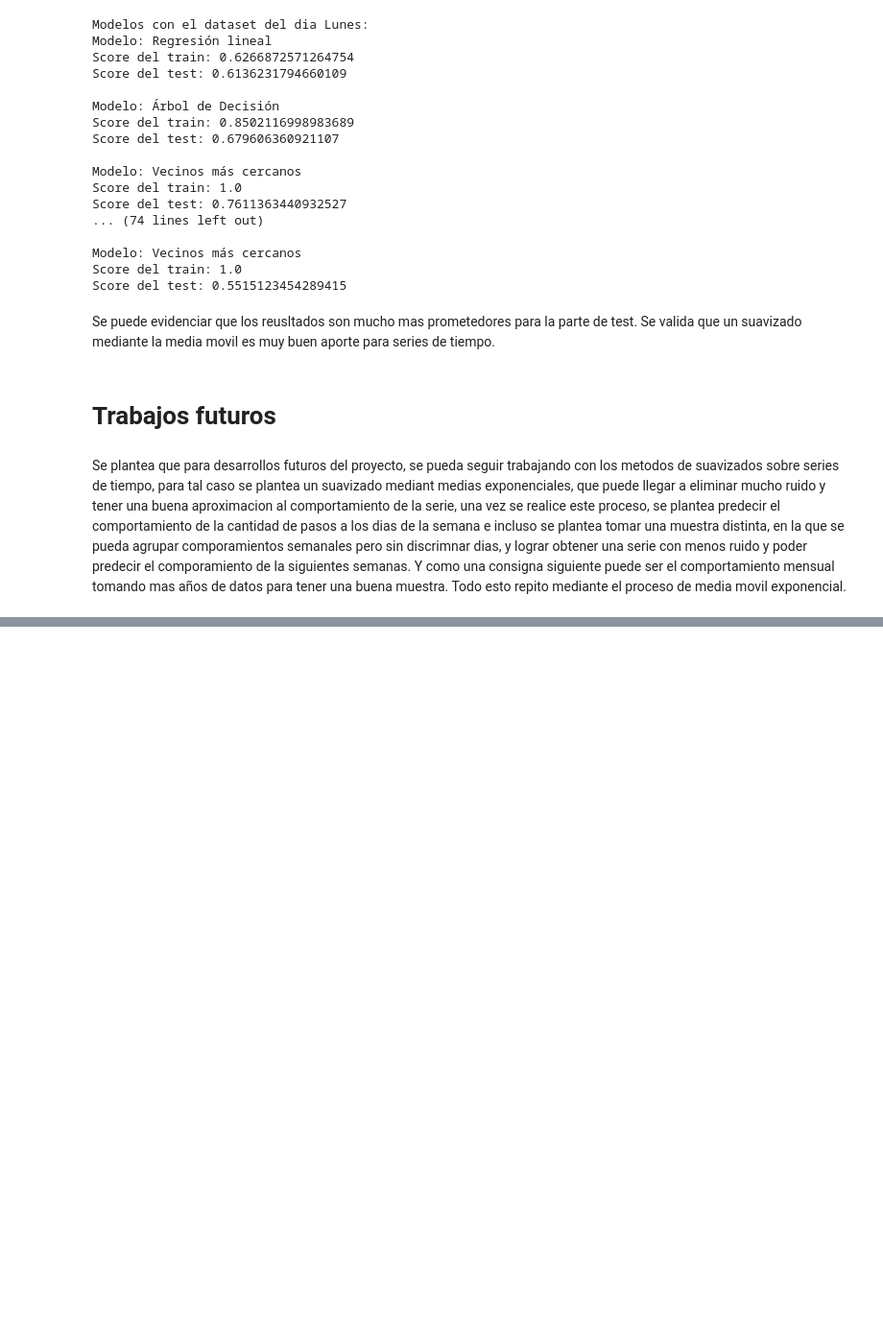
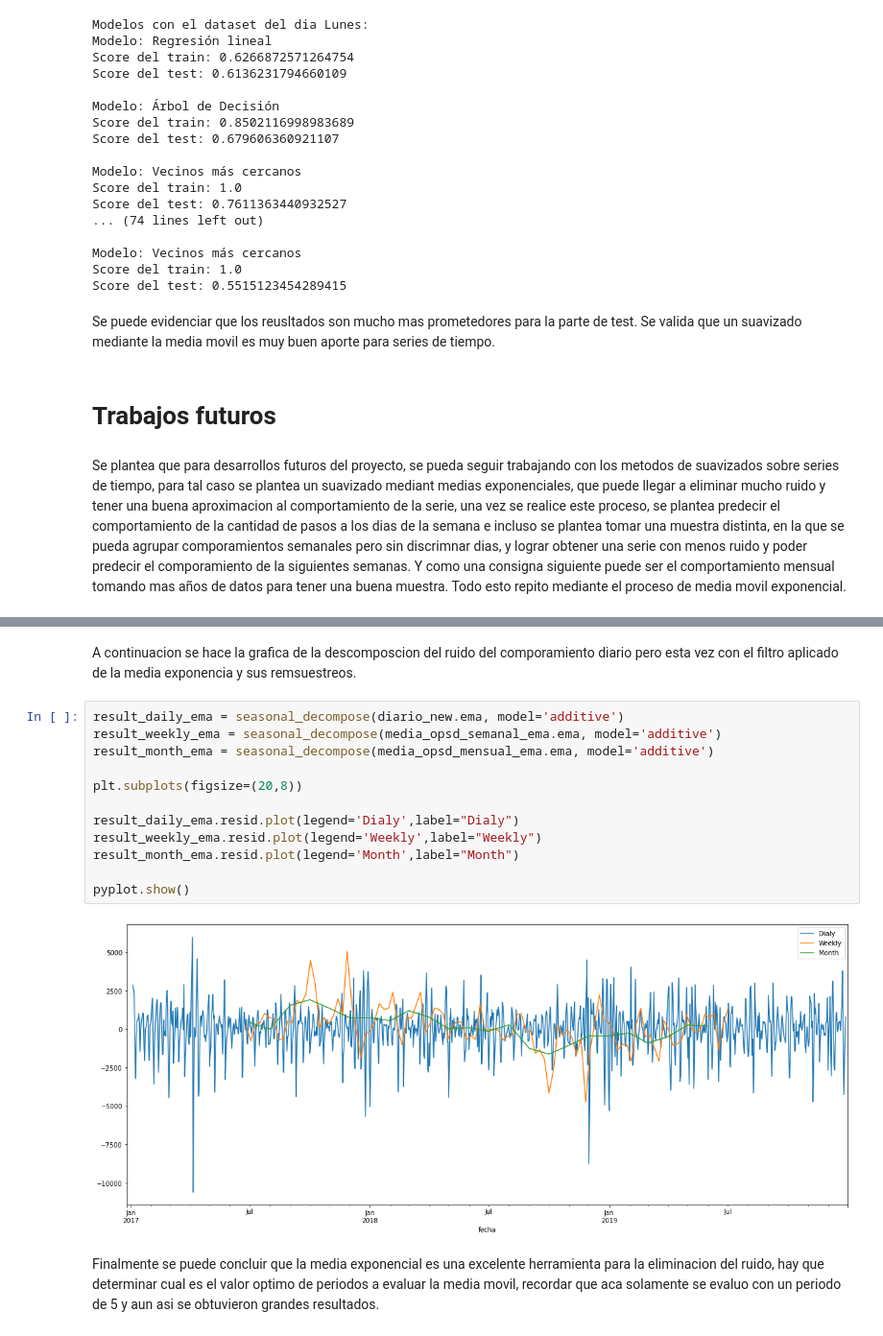
Before and after one commit to mianguevara/Acamica, a Jupyter notebook: DS_Proyecto_03_ST.ipynb, the cells around one changed output, grey strips where cells are left out. Shown at 96% size. Saved outputs shown, nothing was run; the diff lists cells and outputs as text; blank space fills up the shorter version.

```diff
--- a/DS_Proyecto_03_ST.ipynb
+++ b/DS_Proyecto_03_ST.ipynb
@@ -832,0 +976,18 @@ Todo esto repito mediante el proceso de media movil exponencial.
+# %% [markdown]
+A continuacion se hace la grafica de la descomposcion del ruido del comporamiento diario pero esta vez con el filtro aplicado de la media exponencia y sus remsuestreos.
+# %%
+result_daily_ema = seasonal_decompose(diario_new.ema, model='additive')
+result_weekly_ema = seasonal_decompose(media_opsd_semanal_ema.ema, model='additive')
+result_month_ema = seasonal_decompose(media_opsd_mensual_ema.ema, model='additive')
+
+plt.subplots(figsize=(20,8))
+
+result_daily_ema.resid.plot(legend='Dialy',label="Dialy")
+result_weekly_ema.resid.plot(legend='Weekly',label="Weekly")
+result_month_ema.resid.plot(legend='Month',label="Month")
+
+pyplot.show()
+# %% [output]
+[figure, added]
+# %% [markdown]
+Finalmente se puede concluir que la media exponencial es una excelente herramienta para la eliminacion del ruido, hay que determinar cual es el valor optimo de periodos a evaluar la media movil, recordar que aca solamente se evaluo con un periodo de 5 y aun asi se obtuvieron grandes resultados.
```
Also changed, not shown: parts of 19 cells of this notebook.
